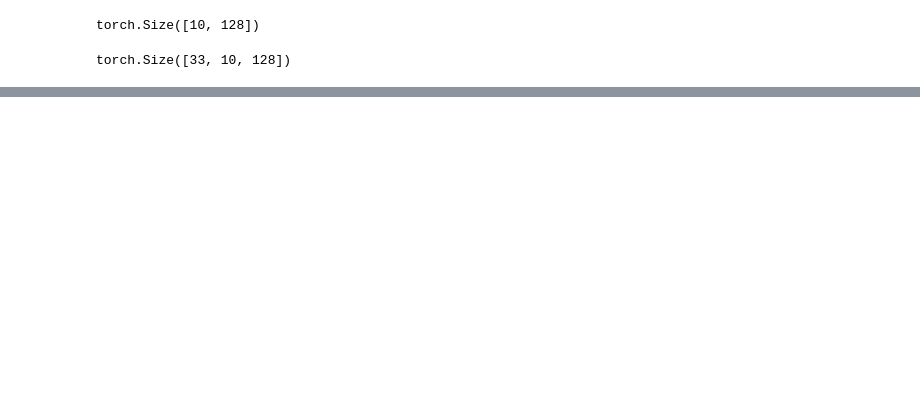
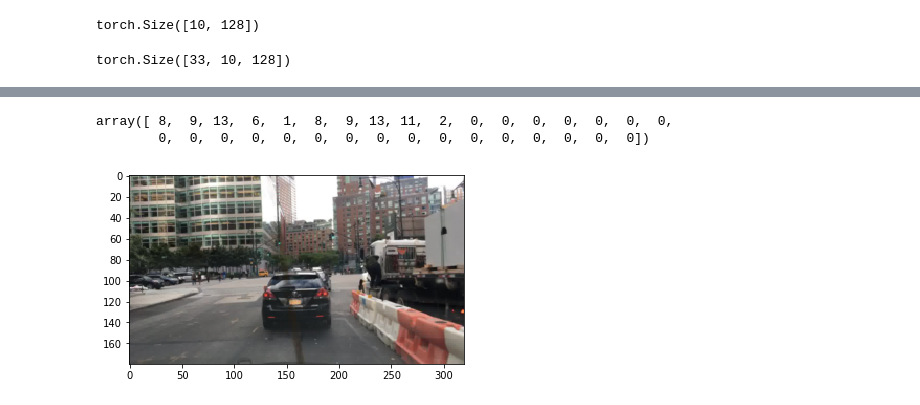
Before and after one commit to JiqianDong/BDD-100-CV, a Jupyter notebook: draft_soft_attention.ipynb, the cells around one changed output, grey strips where cells are left out. Cells and saved outputs as stored; diff of their text form; code cells hidden in the pictures; blank space fills up the shorter version.

```diff
--- a/draft_soft_attention.ipynb
+++ b/draft_soft_attention.ipynb
@@ -522,0 +534,13 @@ indices=tensor([ 3,  3,  3,  3, 12,  3,  3,  3,  3,  3]))
+# %%
+bdd_oia_dataset_test = BDD_OIA_NLP(image_dir, label_dir+'no_train.pkl', label_dir+'ind_to_word.pkl',image_min_size=180)
+
+training_loader = DataLoader(bdd_oia_dataset_test,
+                            shuffle=True,
+                            batch_size=1,
+                            num_workers=0,
+                            drop_last=True,
+                            collate_fn=utils.collate_fn)
+
+images_batch,labels_batch = next(iter(training_loader))
+image_batch = torch.stack(images_batch)
+reason_batch = [l['reason'] for l in labels_batch]
@@ -522,0 +594,6 @@ indices=tensor([ 3,  3,  3,  3, 12,  3,  3,  3,  3,  3]))
+# %%
+prediction = decoder.generate_reason(image_f)[-1].flatten().detach().numpy()
+prediction
+# %% [output]
+array([ 8,  9, 13,  6,  1,  8,  9, 13, 11,  2,  0,  0,  0,  0,  0,  0,  0,
+        0,  0,  0,  0,  0,  0,  0,  0,  0,  0,  0,  0,  0,  0,  0,  0])
@@ -522,0 +604,12 @@ indices=tensor([ 3,  3,  3,  3, 12,  3,  3,  3,  3,  3]))
+# %%
+def imshow(inp, title=None):
+    """Imshow for Tensor."""
+    inp = inp.numpy().transpose((1, 2, 0))
+    plt.imshow(inp)
+    if title is not None:
+        plt.title(title)
+    plt.pause(0.001)  # pause a bit so that plots are updated
+# %%
+imshow(image_batch.squeeze(0))
+# %% [output]
+[figure, added]
```
Also changed, not shown: parts of 24 cells of this notebook, 1 other file.
